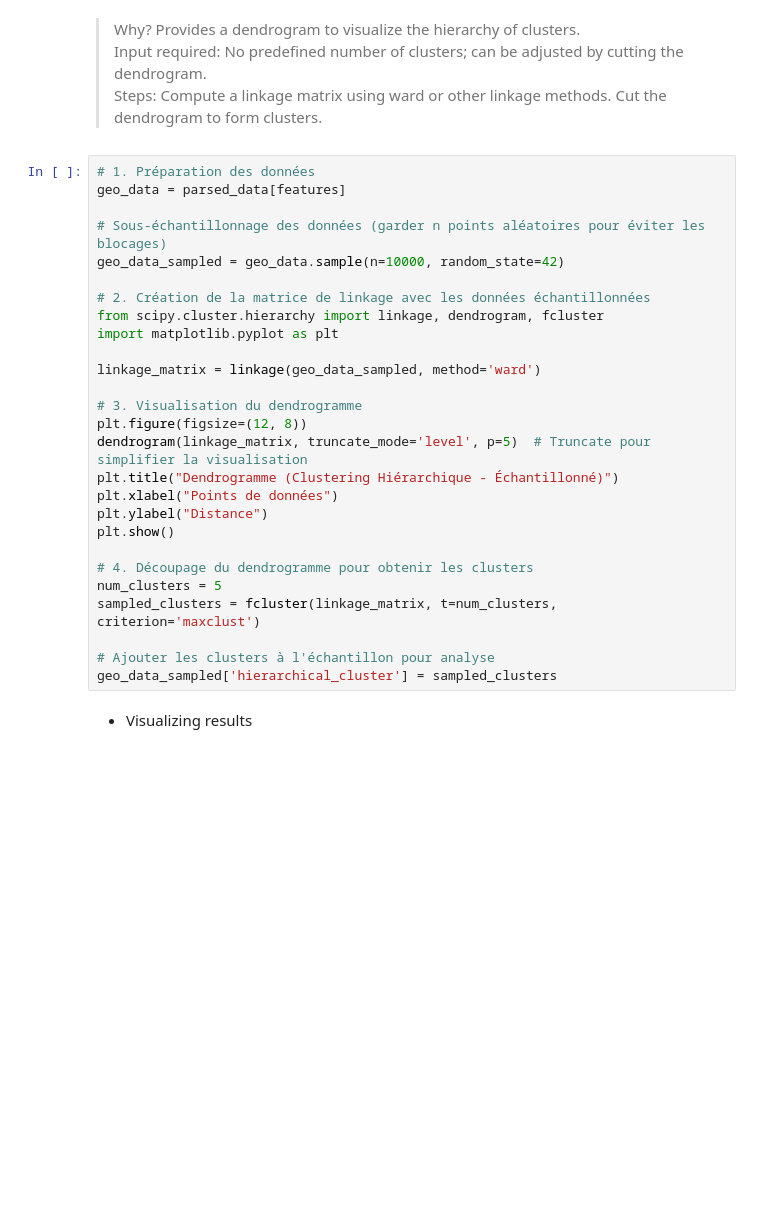
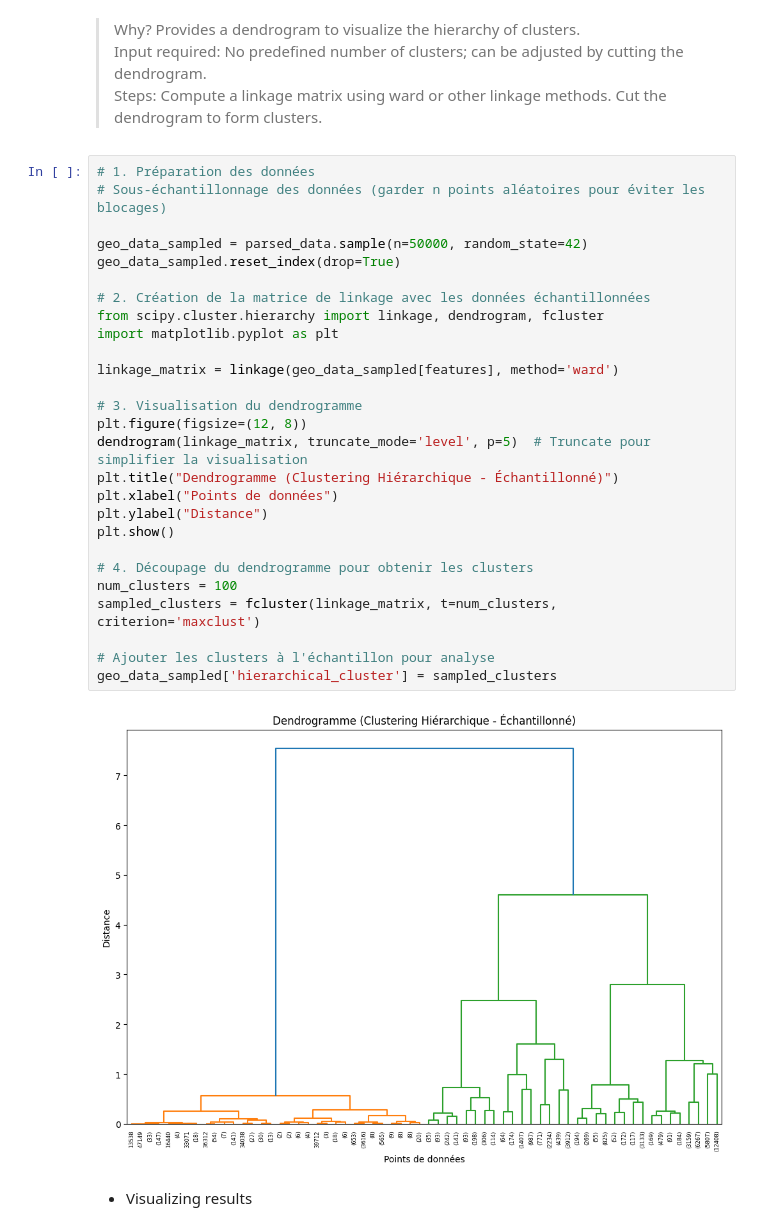
Before and after one commit to Diego-LarrazM/Data-Lyon-Mining_4IF, a Jupyter notebook: exploration-grand-lyon.ipynb, the cells around one changed output. Cells and saved outputs as stored; diff of their text form; blank space fills up the shorter version.

```diff
--- a/exploration-grand-lyon.ipynb
+++ b/exploration-grand-lyon.ipynb
@@ -400,31 +448,33 @@ Input required: No predefined number of clusters; can be adjusted by cutting the
 Steps: Compute a linkage matrix using ward or other linkage methods. Cut the dendrogram to form clusters.
 # %%
 # 1. Préparation des données
-geo_data = parsed_data[features]
+# Sous-échantillonnage des données (garder n points aléatoires pour éviter les blocages)
 
-# Sous-échantillonnage des données (garder n points aléatoires pour éviter les blocages)
-geo_data_sampled = geo_data.sample(n=10000, random_state=42)
+geo_data_sampled = parsed_data.sample(n=50000, random_state=42)
+geo_data_sampled.reset_index(drop=True)
 
 # 2. Création de la matrice de linkage avec les données échantillonnées
 from scipy.cluster.hierarchy import linkage, dendrogram, fcluster
 import matplotlib.pyplot as plt
 
-linkage_matrix = linkage(geo_data_sampled, method='ward')
+linkage_matrix = linkage(geo_data_sampled[features], method='ward')
 
 # 3. Visualisation du dendrogramme
 plt.figure(figsize=(12, 8))
 dendrogram(linkage_matrix, truncate_mode='level', p=5)  # Truncate pour simplifier la visualisation
 plt.title("Dendrogramme (Clustering Hiérarchique - Échantillonné)")
 plt.xlabel("Points de données")
 plt.ylabel("Distance")
 plt.show()
 
 # 4. Découpage du dendrogramme pour obtenir les clusters
-num_clusters = 5
+num_clusters = 100
 sampled_clusters = fcluster(linkage_matrix, t=num_clusters, criterion='maxclust')
 
 # Ajouter les clusters à l'échantillon pour analyse
 geo_data_sampled['hierarchical_cluster'] = sampled_clusters
+# %% [output]
+[figure, added]
 # %% [markdown]
 - Visualizing results
 # %%
```
Also changed, not shown: parts of 15 cells of this notebook, 5 other files.
